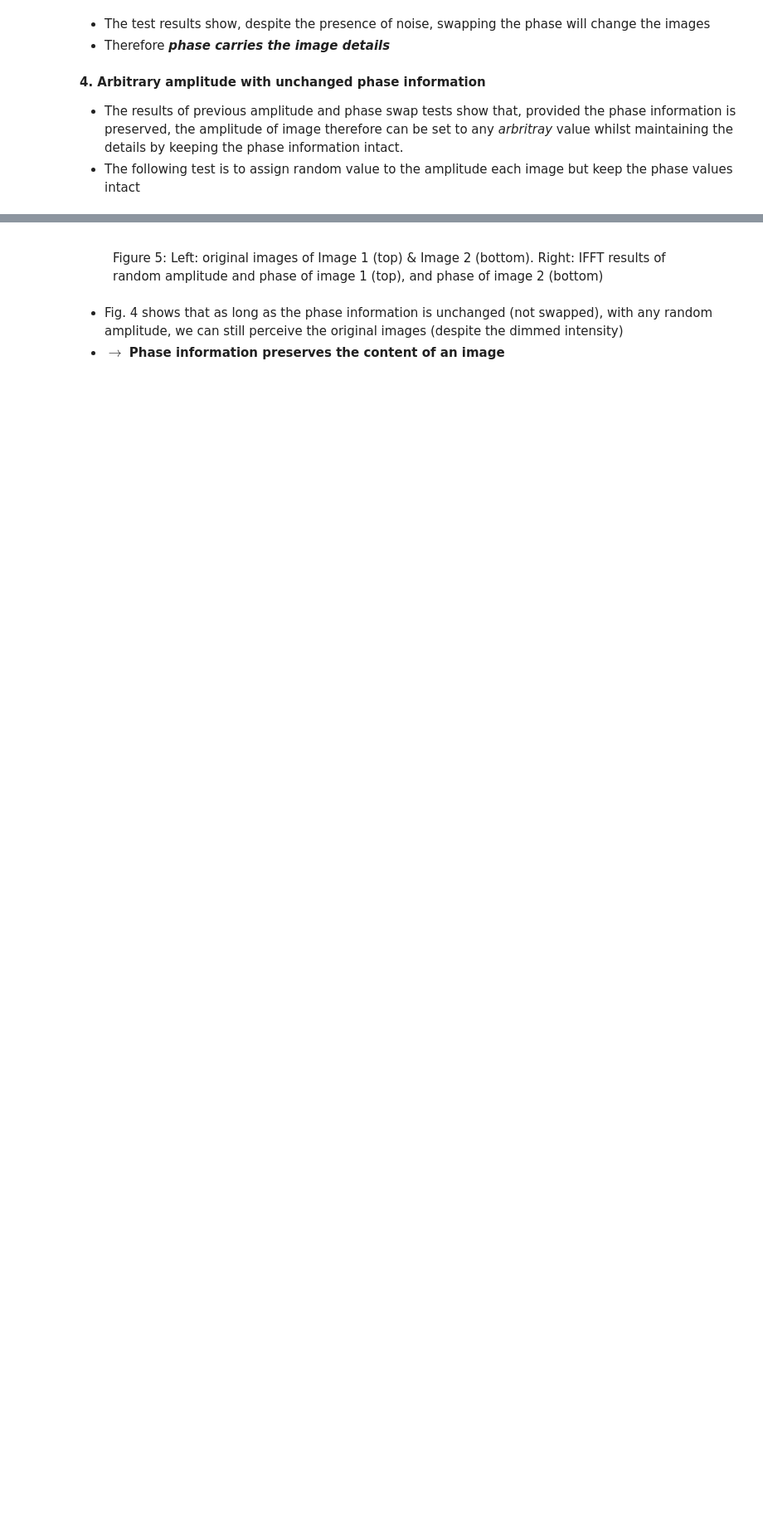
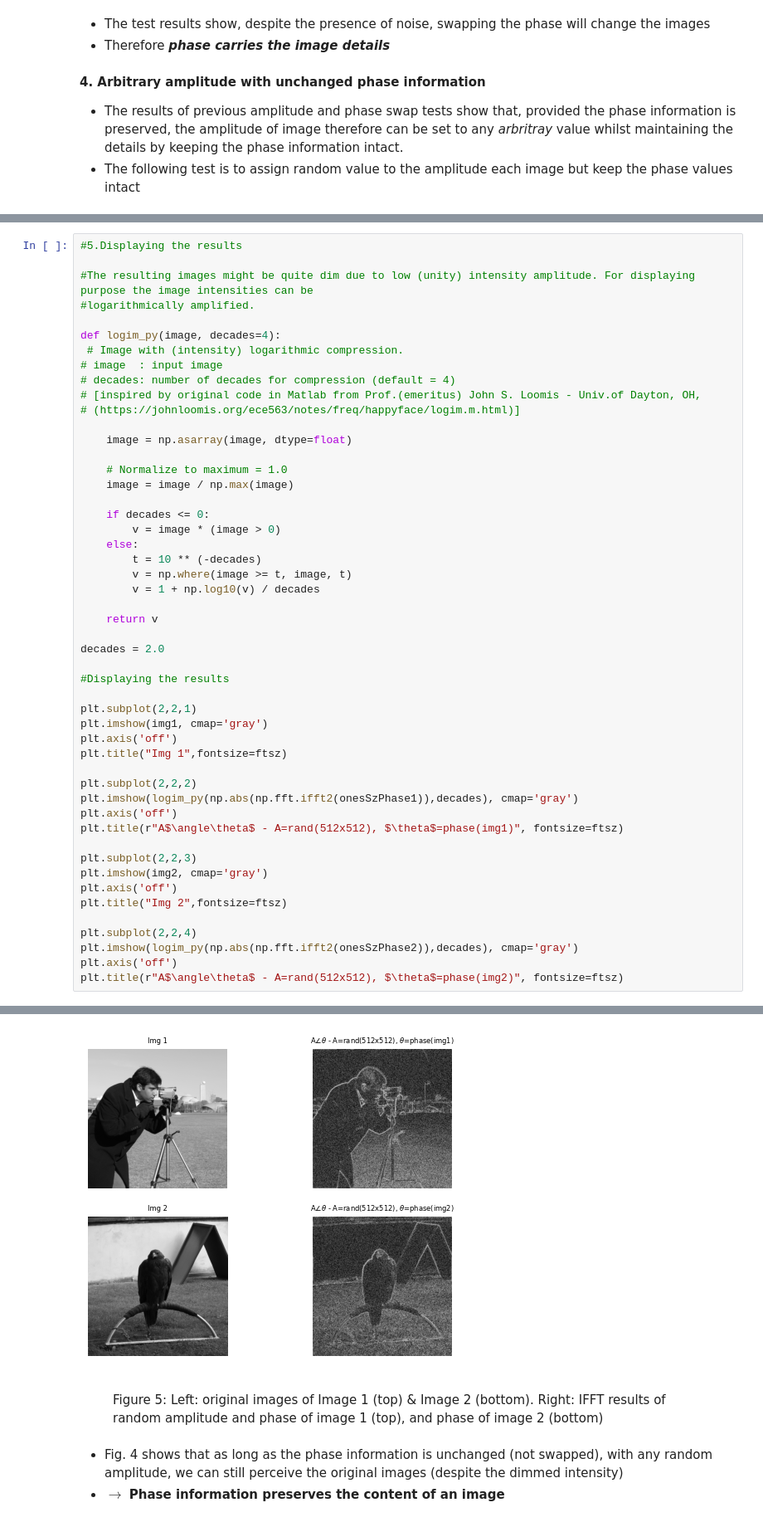
Before and after one commit to TaufiqWidjanarko/importance-of-phase-in-image, a Jupyter notebook: notebooks/importance_of_phase.ipynb, the cells around one changed output, grey strips where cells are left out. Shown at 83% size. Saved outputs shown, nothing was run; the diff lists cells and outputs as text; blank space fills up the shorter version.

Commit message:
Update importance of phase notebook content (with logim images)

```diff
--- a/notebooks/importance_of_phase.ipynb
+++ b/notebooks/importance_of_phase.ipynb
@@ -190,0 +166,51 @@ Text(0.5, 1.0, 'A$\\angle\\theta$ - A=rand(512x512), $\\theta$=phase(img2)')
+# %%
+#5.Displaying the results
+
+#The resulting images might be quite dim due to low (unity) intensity amplitude. For displaying purpose the image intensities can be
+#logarithmically amplified.
+
+def logim_py(image, decades=4):
+ # Image with (intensity) logarithmic compression.
+# image  : input image
+# decades: number of decades for compression (default = 4)
+# [inspired by original code in Matlab from Prof.(emeritus) John S. Loomis - Univ.of Dayton, OH,
+# (https://johnloomis.org/ece563/notes/freq/happyface/logim.m.html)]
+
+    image = np.asarray(image, dtype=float)
+
+    # Normalize to maximum = 1.0
+    image = image / np.max(image)
+
+    if decades <= 0:
+        v = image * (image > 0)
+    else:
+        t = 10 ** (-decades)
+        v = np.where(image >= t, image, t)
+        v = 1 + np.log10(v) / decades
+
+    return v
+
+decades = 2.0
+
+#Displaying the results
+
+plt.subplot(2,2,1)
+plt.imshow(img1, cmap='gray')
+plt.axis('off')
+plt.title("Img 1",fontsize=ftsz)
+
+plt.subplot(2,2,2)
+plt.imshow(logim_py(np.abs(np.fft.ifft2(onesSzPhase1)),decades), cmap='gray')
+plt.axis('off')
+plt.title(r"A$\angle\theta$ - A=rand(512x512), $\theta$=phase(img1)", fontsize=ftsz)
+
+plt.subplot(2,2,3)
+plt.imshow(img2, cmap='gray')
+plt.axis('off')
+plt.title("Img 2",fontsize=ftsz)
+
+plt.subplot(2,2,4)
+plt.imshow(logim_py(np.abs(np.fft.ifft2(onesSzPhase2)),decades), cmap='gray')
+plt.axis('off')
+plt.title(r"A$\angle\theta$ - A=rand(512x512), $\theta$=phase(img2)", fontsize=ftsz)
+# %% [output]
@@ -191,3 +218,4 @@ Text(0.5, 1.0, 'A$\\angle\\theta$ - A=rand(512x512), $\\theta$=phase(img2)')
+[figure, added]
 # %% [markdown]
 <figure>
     <figcaption>Figure 5: Left: original images of Image 1 (top) & Image 2 (bottom). Right: IFFT results of random amplitude and phase of image 1 (top), and phase of image 2 (bottom) </figcaption>
```
Also changed, not shown: parts of 2 cells of this notebook.
